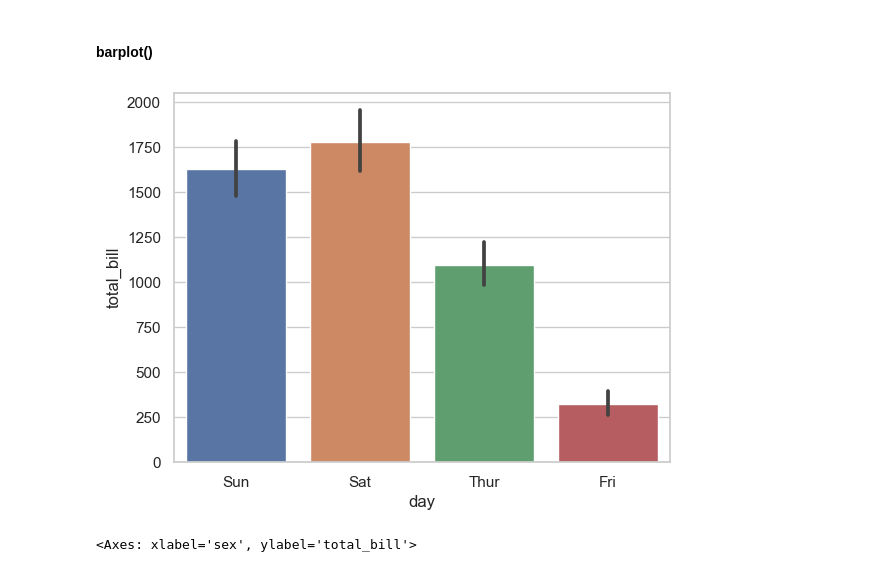
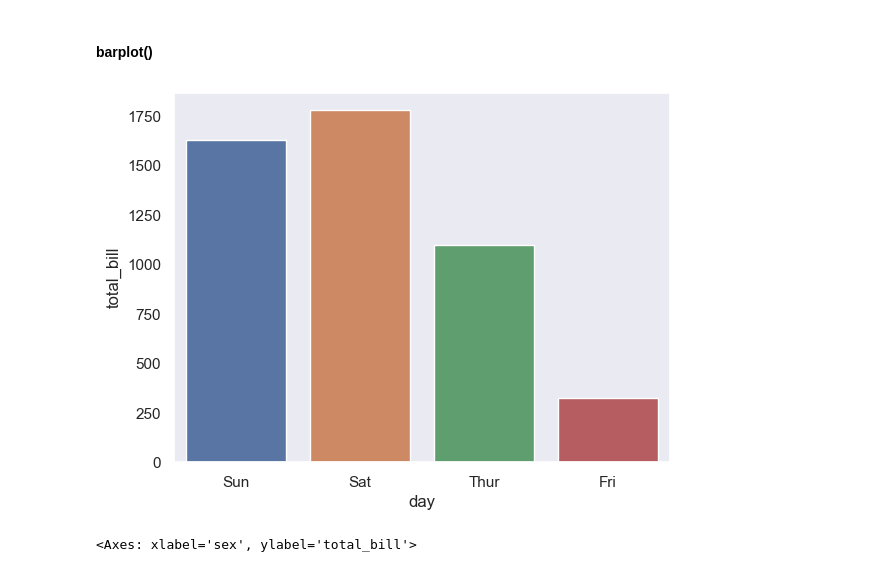
Before and after one commit to srikanthpragada/ds_22_jan_2024, a Jupyter notebook: plots/seaborn_demo.ipynb, the cells around one changed output. Cells and saved outputs as stored; diff of their text form; code cells hidden in the pictures.

```diff
--- a/plots/seaborn_demo.ipynb
+++ b/plots/seaborn_demo.ipynb
@@ -54,7 +54,7 @@ sns.countplot(x="day",data = tips, hue="sex")
 [figure]
 # %%
 # plt.figure(figsize=(15,6))
-sns.set(style="whitegrid")
+#sns.set(style="whitegrid")
 sns.countplot(x="smoker",data = tips, hue="day")
 # %% [output]
 <Axes: xlabel='smoker', ylabel='count'>
@@ -69,9 +69,9 @@ sns.countplot(x="day",data = tips, hue="smoker")
 #### barplot()
 # %%
 # Default estimator is mean
-ax = sns.barplot(x="day",y="total_bill", data = tips,  estimator=sum)
+ax = sns.barplot(x="day",y="total_bill", data = tips,  estimator=sum ,errorbar = ('ci',False))
 # %% [output]
-[figure, old version]
+[figure, new version]
 # %%
 sns.barplot(x="sex",y="total_bill", hue="day",errorbar=('ci', False), data = tips [ tips.time == 'Lunch'],estimator=sum)
 # %% [output]
```
Also changed, not shown: parts of 3 cells of this notebook.
